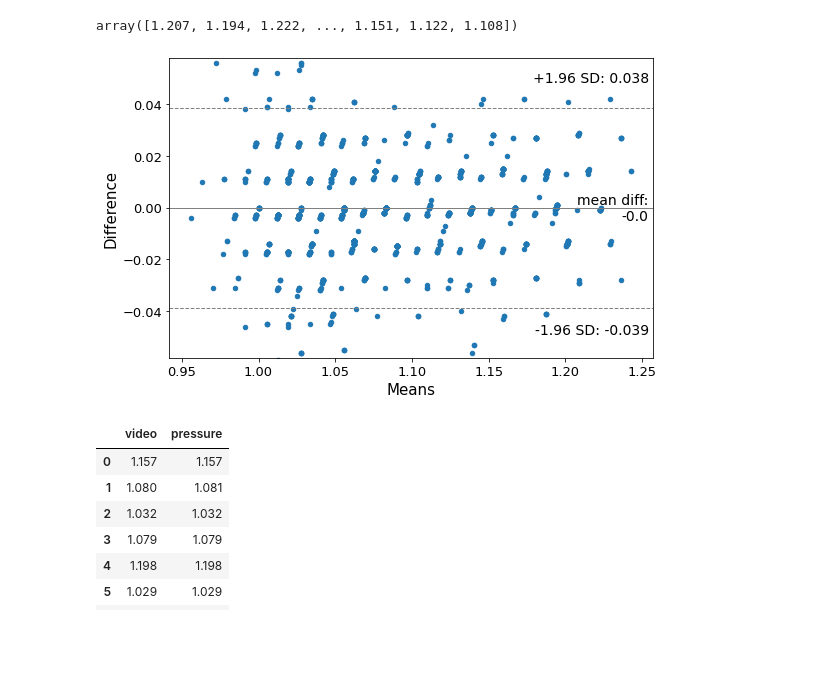
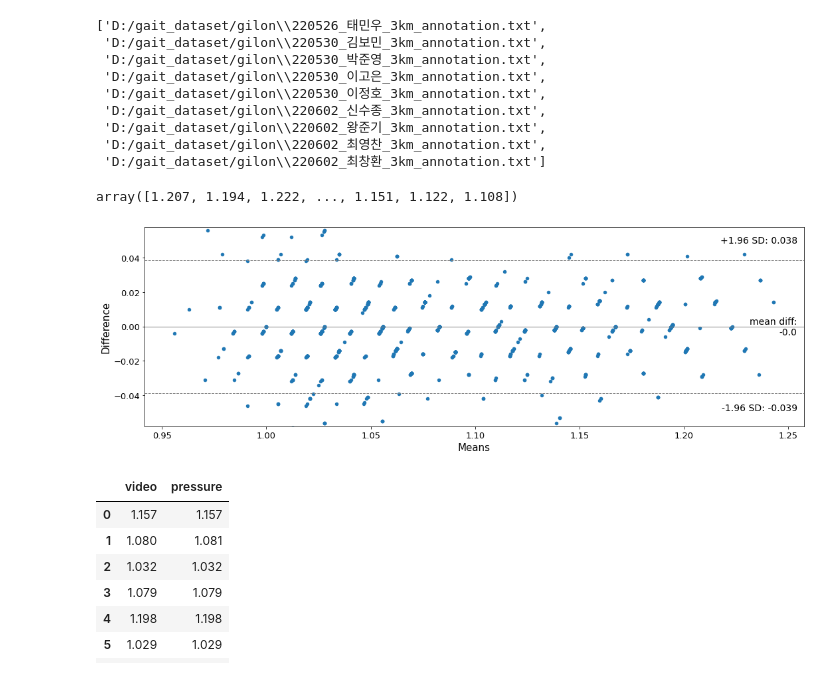
Before and after one commit to taeoowl/gait, a Jupyter notebook: gait/data_test.ipynb, the cells around one changed output. Cells and saved outputs as stored; diff of their text form; code cells hidden in the pictures; blank space fills up the shorter version.

```diff
--- a/gait/data_test.ipynb
+++ b/gait/data_test.ipynb
@@ -7,6 +7,18 @@ import scipy
 
 import os
 import glob
+# %%
+glob.glob('D:/gait_dataset/gilon/*_annotation.txt')
+# %% [output]
+['D:/gait_dataset/gilon\\220526_태민우_3km_annotation.txt',
+ 'D:/gait_dataset/gilon\\220530_김보민_3km_annotation.txt',
+ 'D:/gait_dataset/gilon\\220530_박준영_3km_annotation.txt',
+ 'D:/gait_dataset/gilon\\220530_이고은_3km_annotation.txt',
+ 'D:/gait_dataset/gilon\\220530_이정호_3km_annotation.txt',
+ 'D:/gait_dataset/gilon\\220602_신수종_3km_annotation.txt',
+ 'D:/gait_dataset/gilon\\220602_왕준기_3km_annotation.txt',
+ 'D:/gait_dataset/gilon\\220602_최영찬_3km_annotation.txt',
+ 'D:/gait_dataset/gilon\\220602_최창환_3km_annotation.txt']
 # %%
 video_gait = []
 video_gait_mean = []
@@ -30,11 +42,11 @@ video_gait
 array([1.207, 1.194, 1.222, ..., 1.151, 1.122, 1.108])
 # %%
 import statsmodels.api as sm
-f, ax = plt.subplots(1, figsize = (8,5))
+f, ax = plt.subplots(1, figsize = (15,5))
 sm.graphics.mean_diff_plot(video_gait, pres_gait, ax = ax)
 plt.show()
 # %% [output]
-[figure, old version]
+[figure, new version]
 # %%
 df = {'video' : video_gait_mean, 'pressure ' : pres_gait_mean}
 pd.DataFrame(df)
```
Also changed, not shown: parts of 20 cells of this notebook.
